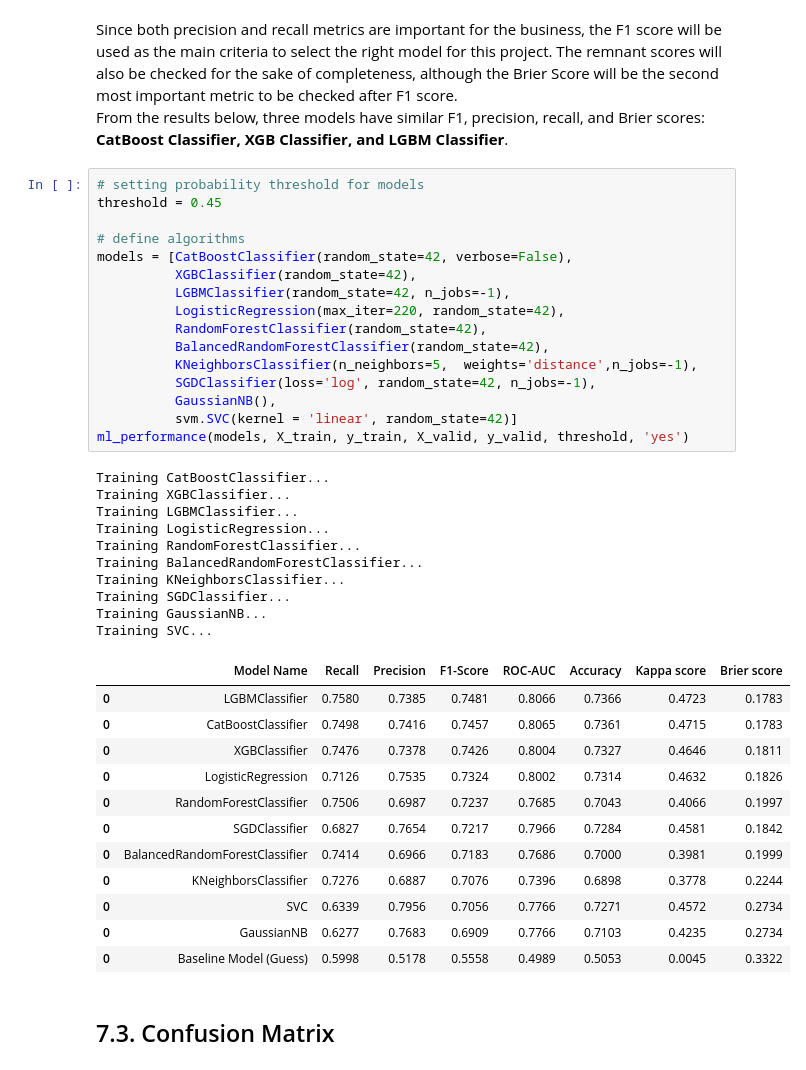
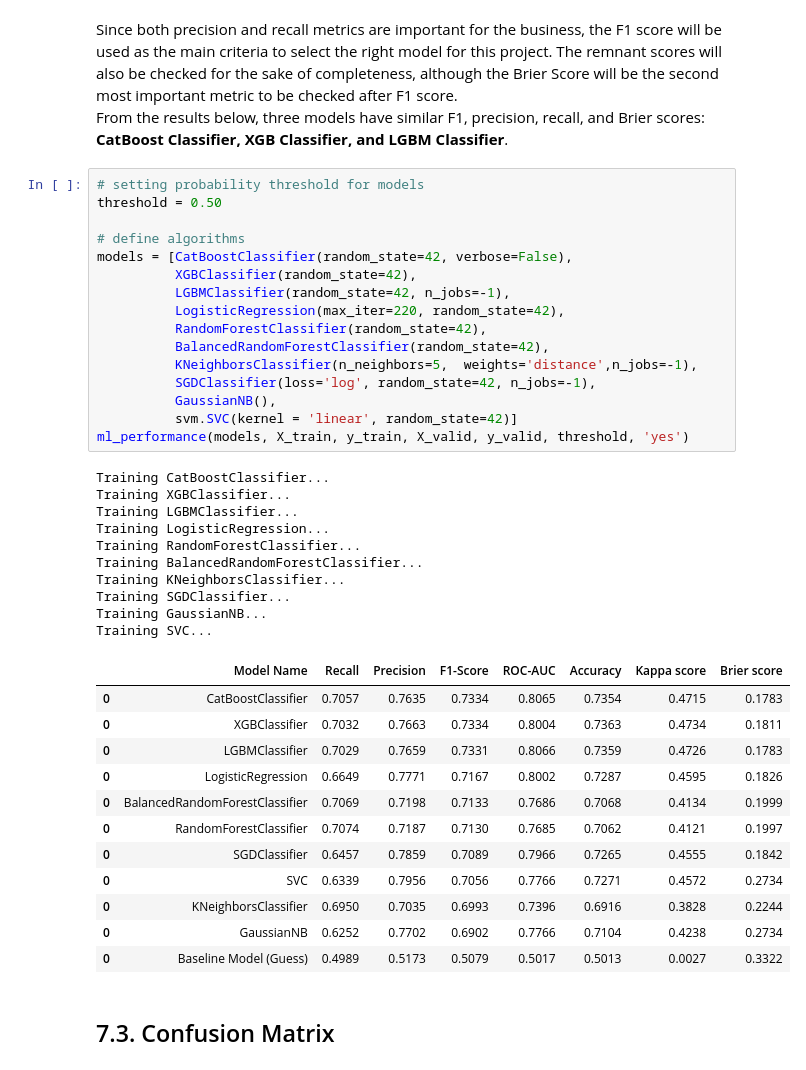
Before and after one commit to alanmaehara/cardiovascular-analysis, a Jupyter notebook: cardiovascular-diseases-002.ipynb, the cells around one changed output. Cells and saved outputs as stored; diff of their text form.

```diff
--- a/cardiovascular-diseases-002.ipynb
+++ b/cardiovascular-diseases-002.ipynb
@@ -2269,43 +2269,43 @@ Since both precision and recall metrics are important for the business, the F1 s
 From the results below, three models have similar F1, precision, recall, and Brier scores: **CatBoost Classifier, XGB Classifier, and LGBM Classifier**.
 # %%
 # setting probability threshold for models
-threshold = 0.45
+threshold = 0.50
 
 # define algorithms
 models = [CatBoostClassifier(random_state=42, verbose=False),
           XGBClassifier(random_state=42),
           LGBMClassifier(random_state=42, n_jobs=-1),
           LogisticRegression(max_iter=220, random_state=42),
           RandomForestClassifier(random_state=42),
           BalancedRandomForestClassifier(random_state=42),
           KNeighborsClassifier(n_neighbors=5,  weights='distance',n_jobs=-1),
           SGDClassifier(loss='log', random_state=42, n_jobs=-1),
           GaussianNB(),
           svm.SVC(kernel = 'linear', random_state=42)]
 ml_performance(models, X_train, y_train, X_valid, y_valid, threshold, 'yes')
 # %% [output]
 Training CatBoostClassifier...
 Training XGBClassifier...
 Training LGBMClassifier...
 Training LogisticRegression...
 Training RandomForestClassifier...
 Training BalancedRandomForestClassifier...
 Training KNeighborsClassifier...
 Training SGDClassifier...
 Training GaussianNB...
 Training SVC...
 |  | Model Name | Recall | Precision | F1-Score | ROC-AUC | Accuracy | Kappa score | Brier score |
-| 0 | LGBMClassifier | 0.7580 | 0.7385 | 0.7481 | 0.8066 | 0.7366 | 0.4723 | 0.1783 |
-| 0 | CatBoostClassifier | 0.7498 | 0.7416 | 0.7457 | 0.8065 | 0.7361 | 0.4715 | 0.1783 |
-| 0 | XGBClassifier | 0.7476 | 0.7378 | 0.7426 | 0.8004 | 0.7327 | 0.4646 | 0.1811 |
-| 0 | LogisticRegression | 0.7126 | 0.7535 | 0.7324 | 0.8002 | 0.7314 | 0.4632 | 0.1826 |
-| 0 | RandomForestClassifier | 0.7506 | 0.6987 | 0.7237 | 0.7685 | 0.7043 | 0.4066 | 0.1997 |
-| 0 | SGDClassifier | 0.6827 | 0.7654 | 0.7217 | 0.7966 | 0.7284 | 0.4581 | 0.1842 |
-| 0 | BalancedRandomForestClassifier | 0.7414 | 0.6966 | 0.7183 | 0.7686 | 0.7000 | 0.3981 | 0.1999 |
-| 0 | KNeighborsClassifier | 0.7276 | 0.6887 | 0.7076 | 0.7396 | 0.6898 | 0.3778 | 0.2244 |
+| 0 | CatBoostClassifier | 0.7057 | 0.7635 | 0.7334 | 0.8065 | 0.7354 | 0.4715 | 0.1783 |
+| 0 | XGBClassifier | 0.7032 | 0.7663 | 0.7334 | 0.8004 | 0.7363 | 0.4734 | 0.1811 |
+| 0 | LGBMClassifier | 0.7029 | 0.7659 | 0.7331 | 0.8066 | 0.7359 | 0.4726 | 0.1783 |
+| 0 | LogisticRegression | 0.6649 | 0.7771 | 0.7167 | 0.8002 | 0.7287 | 0.4595 | 0.1826 |
+| 0 | BalancedRandomForestClassifier | 0.7069 | 0.7198 | 0.7133 | 0.7686 | 0.7068 | 0.4134 | 0.1999 |
+| 0 | RandomForestClassifier | 0.7074 | 0.7187 | 0.7130 | 0.7685 | 0.7062 | 0.4121 | 0.1997 |
+| 0 | SGDClassifier | 0.6457 | 0.7859 | 0.7089 | 0.7966 | 0.7265 | 0.4555 | 0.1842 |
 | 0 | SVC | 0.6339 | 0.7956 | 0.7056 | 0.7766 | 0.7271 | 0.4572 | 0.2734 |
-| 0 | GaussianNB | 0.6277 | 0.7683 | 0.6909 | 0.7766 | 0.7103 | 0.4235 | 0.2734 |
-| 0 | Baseline Model (Guess) | 0.5998 | 0.5178 | 0.5558 | 0.4989 | 0.5053 | 0.0045 | 0.3322 |
+| 0 | KNeighborsClassifier | 0.6950 | 0.7035 | 0.6993 | 0.7396 | 0.6916 | 0.3828 | 0.2244 |
+| 0 | GaussianNB | 0.6252 | 0.7702 | 0.6902 | 0.7766 | 0.7104 | 0.4238 | 0.2734 |
+| 0 | Baseline Model (Guess) | 0.4989 | 0.5173 | 0.5079 | 0.5017 | 0.5013 | 0.0027 | 0.3322 |
 # %% [markdown]
 ## 7.3. Confusion Matrix
 # %% [markdown]
```
Also changed, not shown: parts of 15 cells of this notebook, 5 other files.
